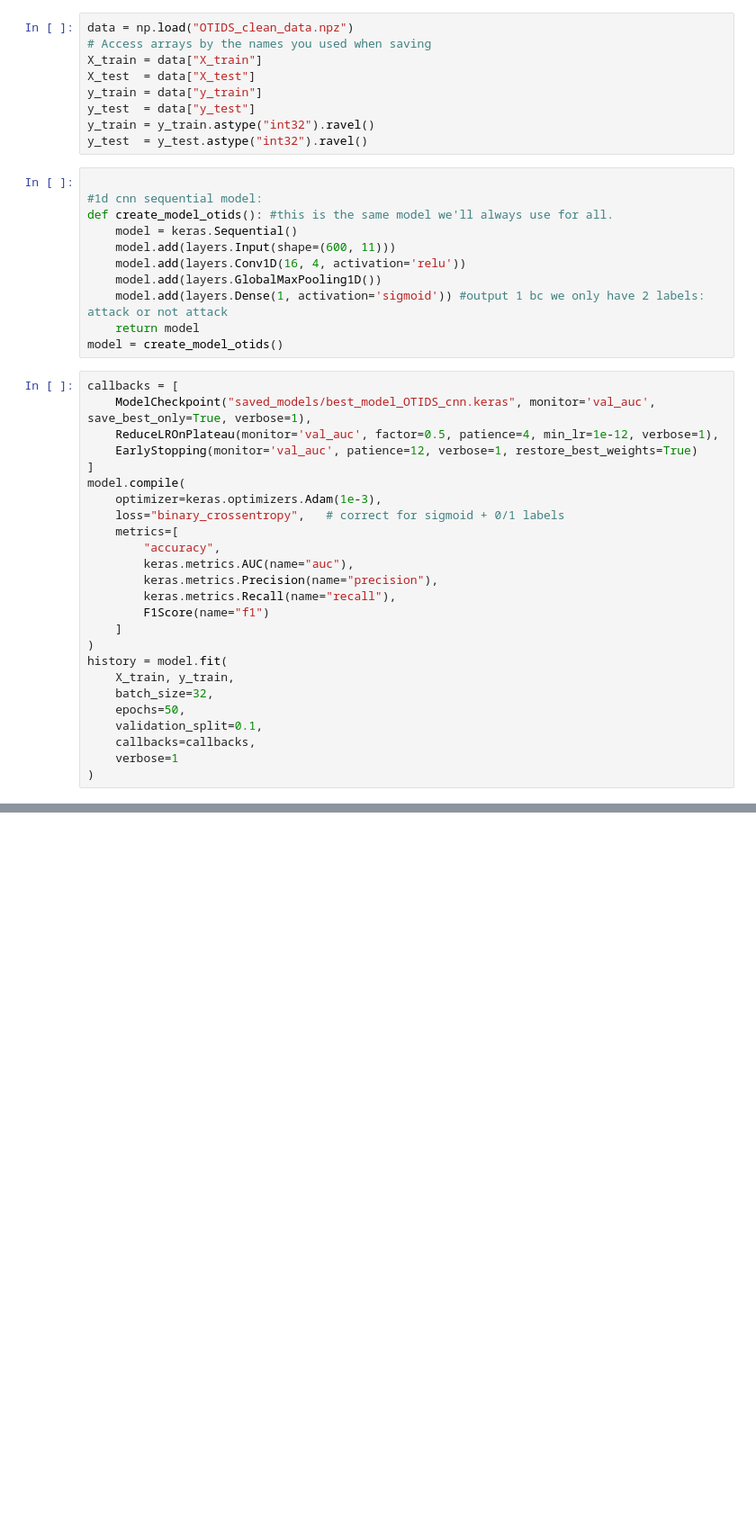
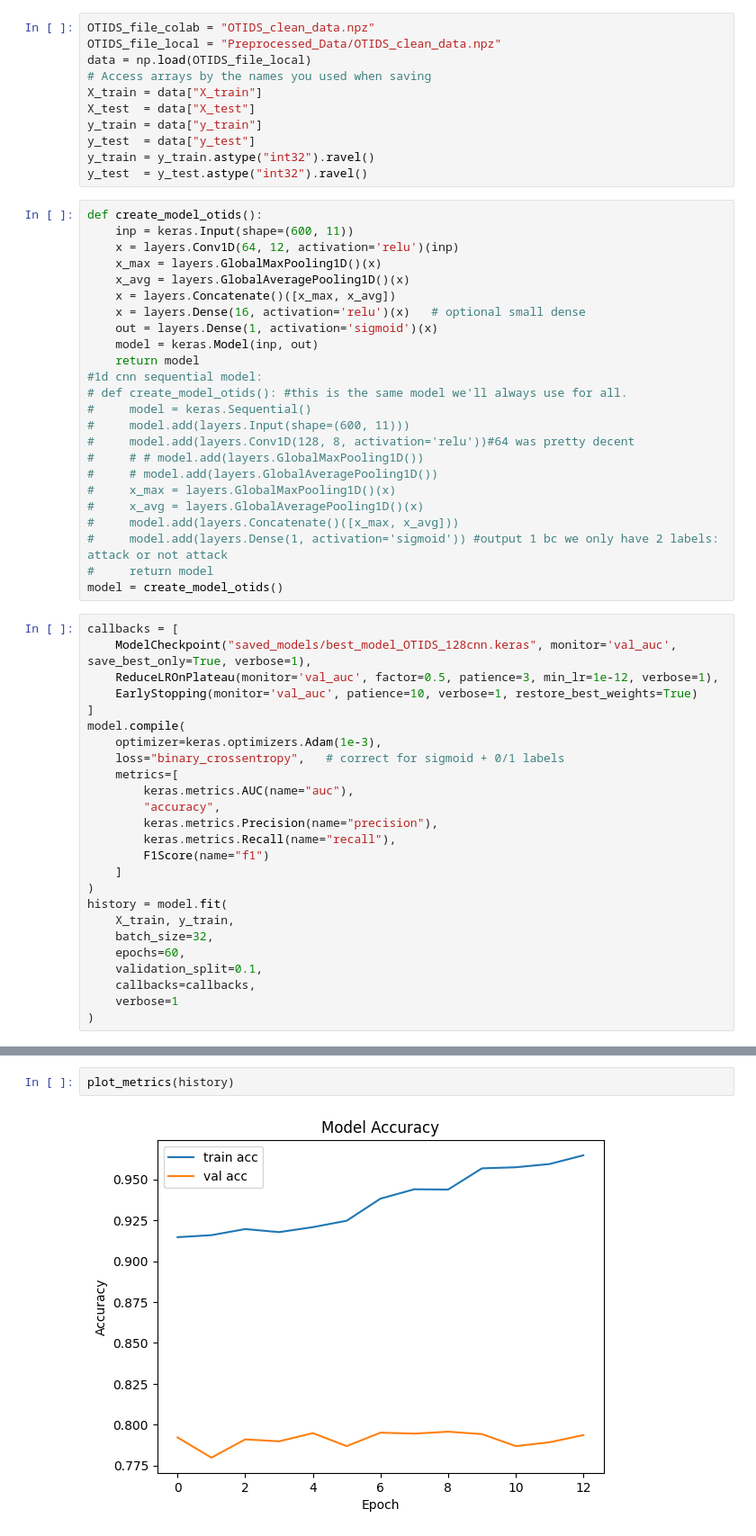
Before and after one commit to CPQE/EmbeddedMLFinalProj, a Jupyter notebook: model_training_OTIDS.ipynb, the cells around one changed output, grey strips where cells are left out. Shown at 90% size. Saved outputs shown, nothing was run; the diff lists cells and outputs as text; blank space fills up the shorter version.

Commit message:
made more progress on OTIDS

```diff
--- a/model_training_OTIDS.ipynb
+++ b/model_training_OTIDS.ipynb
@@ -63,5 +12,7 @@ plt.show()
 # %%
-data = np.load("OTIDS_clean_data.npz")
+OTIDS_file_colab = "OTIDS_clean_data.npz"
+OTIDS_file_local = "Preprocessed_Data/OTIDS_clean_data.npz"
+data = np.load(OTIDS_file_local)
 # Access arrays by the names you used when saving
 X_train = data["X_train"]
 X_test  = data["X_test"]
@@ -70,28 +21,41 @@ y_test  = data["y_test"]
 y_train = y_train.astype("int32").ravel()
 y_test  = y_test.astype("int32").ravel()
 # %%
-
+def create_model_otids():
+    inp = keras.Input(shape=(600, 11))
+    x = layers.Conv1D(64, 12, activation='relu')(inp)
+    x_max = layers.GlobalMaxPooling1D()(x)
+    x_avg = layers.GlobalAveragePooling1D()(x)
+    x = layers.Concatenate()([x_max, x_avg])
+    x = layers.Dense(16, activation='relu')(x)   # optional small dense
+    out = layers.Dense(1, activation='sigmoid')(x)
+    model = keras.Model(inp, out)
+    return model
 #1d cnn sequential model:
-def create_model_otids(): #this is the same model we'll always use for all.
-    model = keras.Sequential()
-    model.add(layers.Input(shape=(600, 11)))
-    model.add(layers.Conv1D(16, 4, activation='relu'))
-    model.add(layers.GlobalMaxPooling1D())
-    model.add(layers.Dense(1, activation='sigmoid')) #output 1 bc we only have 2 labels: attack or not attack
-    return model
+# def create_model_otids(): #this is the same model we'll always use for all.
+#     model = keras.Sequential()
+#     model.add(layers.Input(shape=(600, 11)))
+#     model.add(layers.Conv1D(128, 8, activation='relu'))#64 was pretty decent
+#     # # model.add(layers.GlobalMaxPooling1D())
+#     # model.add(layers.GlobalAveragePooling1D())
+#     x_max = layers.GlobalMaxPooling1D()(x)
+#     x_avg = layers.GlobalAveragePooling1D()(x)
+#     model.add(layers.Concatenate()([x_max, x_avg]))
+#     model.add(layers.Dense(1, activation='sigmoid')) #output 1 bc we only have 2 labels: attack or not attack
+#     return model
 model = create_model_otids()
 # %%
 callbacks = [
-    ModelCheckpoint("saved_models/best_model_OTIDS_cnn.keras", monitor='val_auc', save_best_only=True, verbose=1),
-    ReduceLROnPlateau(monitor='val_auc', factor=0.5, patience=4, min_lr=1e-12, verbose=1),
-    EarlyStopping(monitor='val_auc', patience=12, verbose=1, restore_best_weights=True)
+    ModelCheckpoint("saved_models/best_model_OTIDS_128cnn.keras", monitor='val_auc', save_best_only=True, verbose=1),
+    ReduceLROnPlateau(monitor='val_auc', factor=0.5, patience=3, min_lr=1e-12, verbose=1),
+    EarlyStopping(monitor='val_auc', patience=10, verbose=1, restore_best_weights=True)
 ]
 model.compile(
     optimizer=keras.optimizers.Adam(1e-3),
     loss="binary_crossentropy",   # correct for sigmoid + 0/1 labels
     metrics=[
+        keras.metrics.AUC(name="auc"),
         "accuracy",
-        keras.metrics.AUC(name="auc"),
         keras.metrics.Precision(name="precision"),
         keras.metrics.Recall(name="recall"),
         F1Score(name="f1")
@@ -100,7 +64,7 @@ model.compile(
 history = model.fit(
     X_train, y_train,
     batch_size=32,
-    epochs=50,
+    epochs=60,
     validation_split=0.1,
     callbacks=callbacks,
     verbose=1
@@ -141,0 +106,4 @@ Test F1: 0.4331649839878082
+# %%
+plot_metrics(history)
+# %% [output]
+[figure, added]
```
Also changed, not shown: parts of 7 cells of this notebook, 2 other files.
